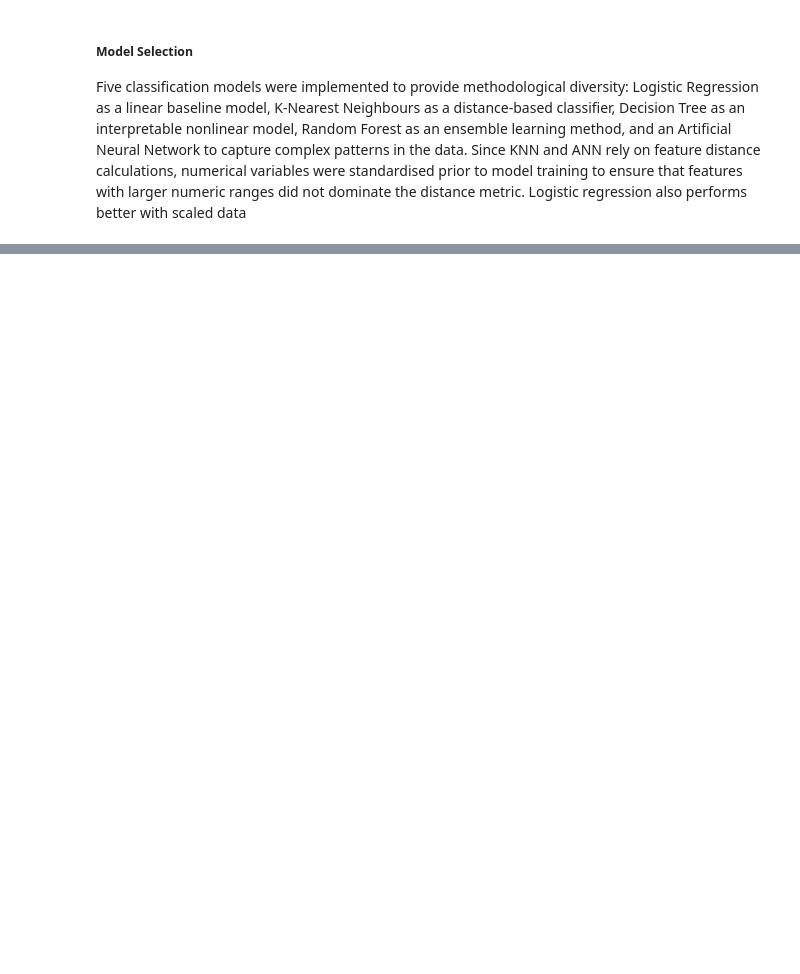
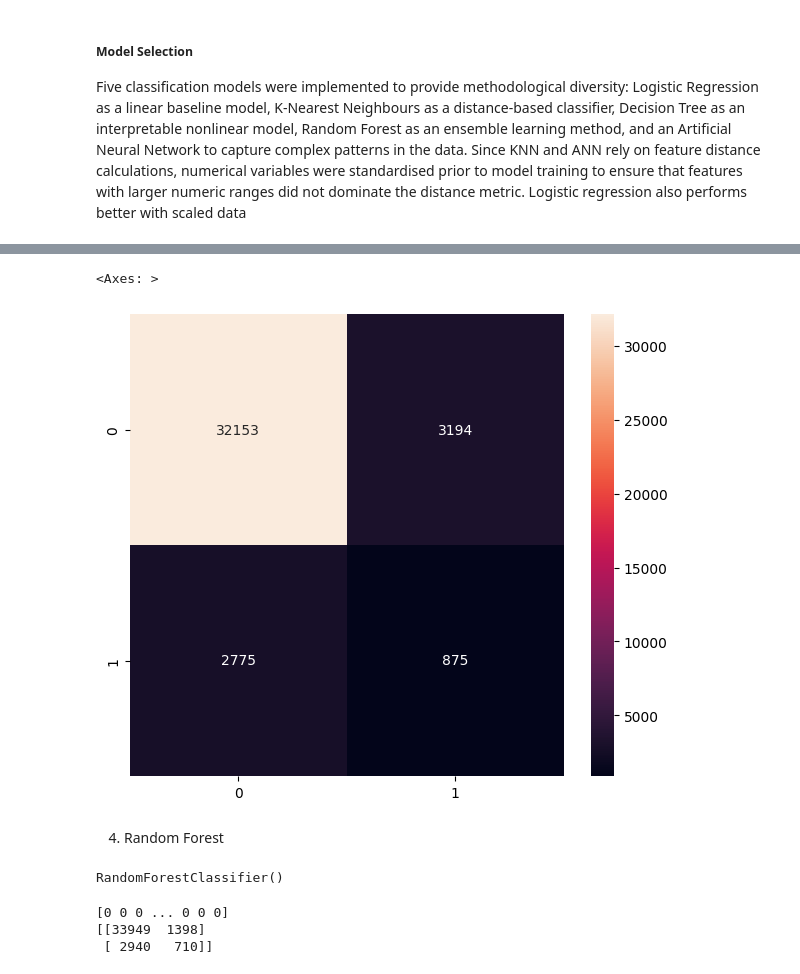
Before and after one commit to leonardsangoroh/AIFoundations, a Jupyter notebook: AssessmentOne/heart-attack-prediction-assignment.ipynb, the cells around one changed output, grey strips where cells are left out. Drawn from its saved outputs; the diff is of its cells as text; code cells hidden in the pictures; blank space fills up the shorter version.

```diff
--- a/AssessmentOne/heart-attack-prediction-assignment.ipynb
+++ b/AssessmentOne/heart-attack-prediction-assignment.ipynb
@@ -407,0 +475,22 @@ Logistic regression also performs better with scaled data
+# %%
+plt.figure(figsize=(7,6))
+sb.heatmap(dt_cm, annot=True, fmt='d')
+# %% [output]
+<Axes: >
+[figure, added]
+# %% [markdown]
+4. Random Forest
+# %%
+rf = RandomForestClassifier()
+rf.fit(X_train_sm, Y_train_sm)
+# %% [output]
+RandomForestClassifier()
+# %%
+yrfpredicted = rf.predict(X_test_scaled)
+print(yrfpredicted)
+rf_cm = confusion_matrix(y_test, yrfpredicted)
+print(rf_cm)
+# %% [output]
+[0 0 0 ... 0 0 0]
+[[33949  1398]
+ [ 2940   710]]
```
Also changed, not shown: parts of 20 cells of this notebook.
